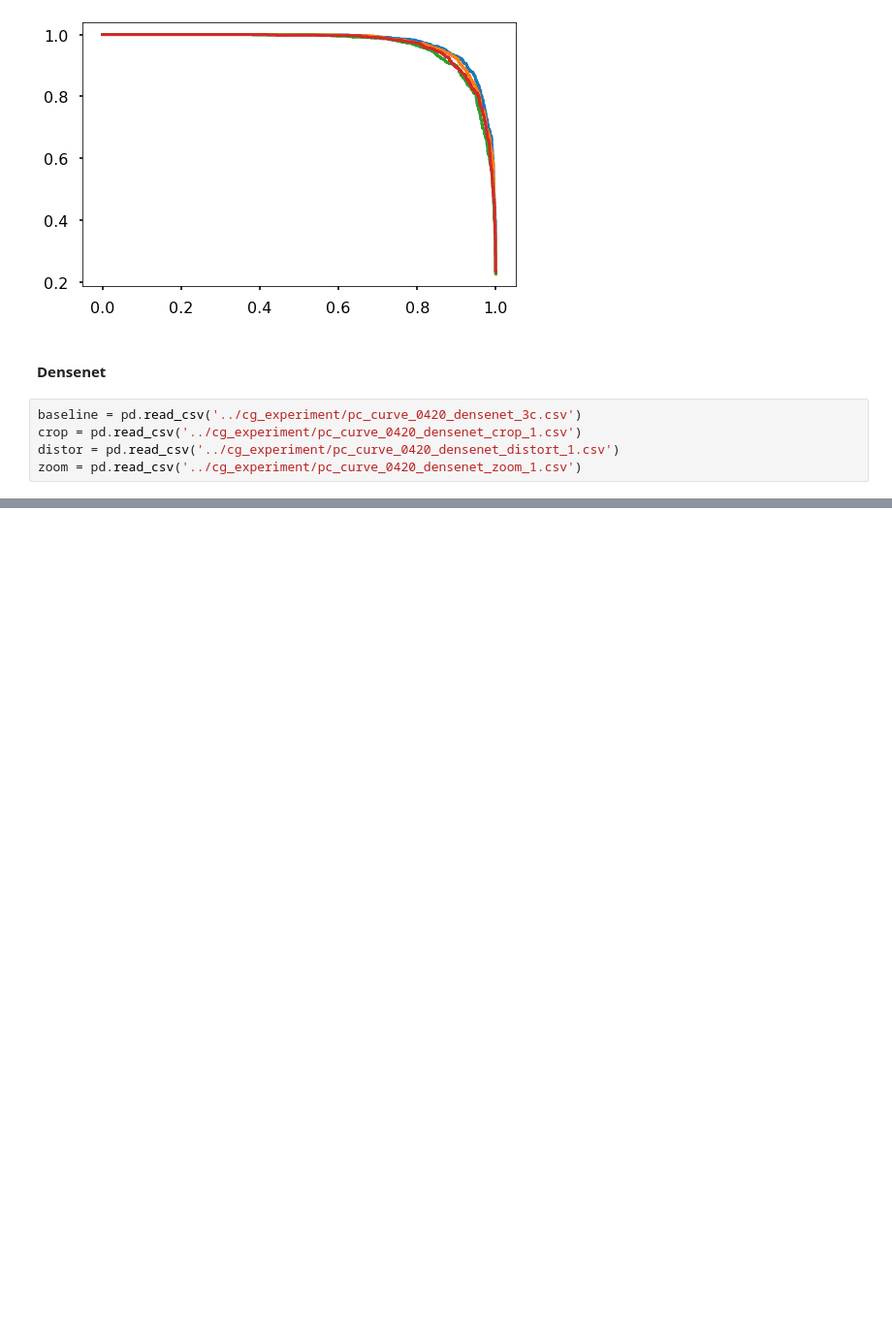
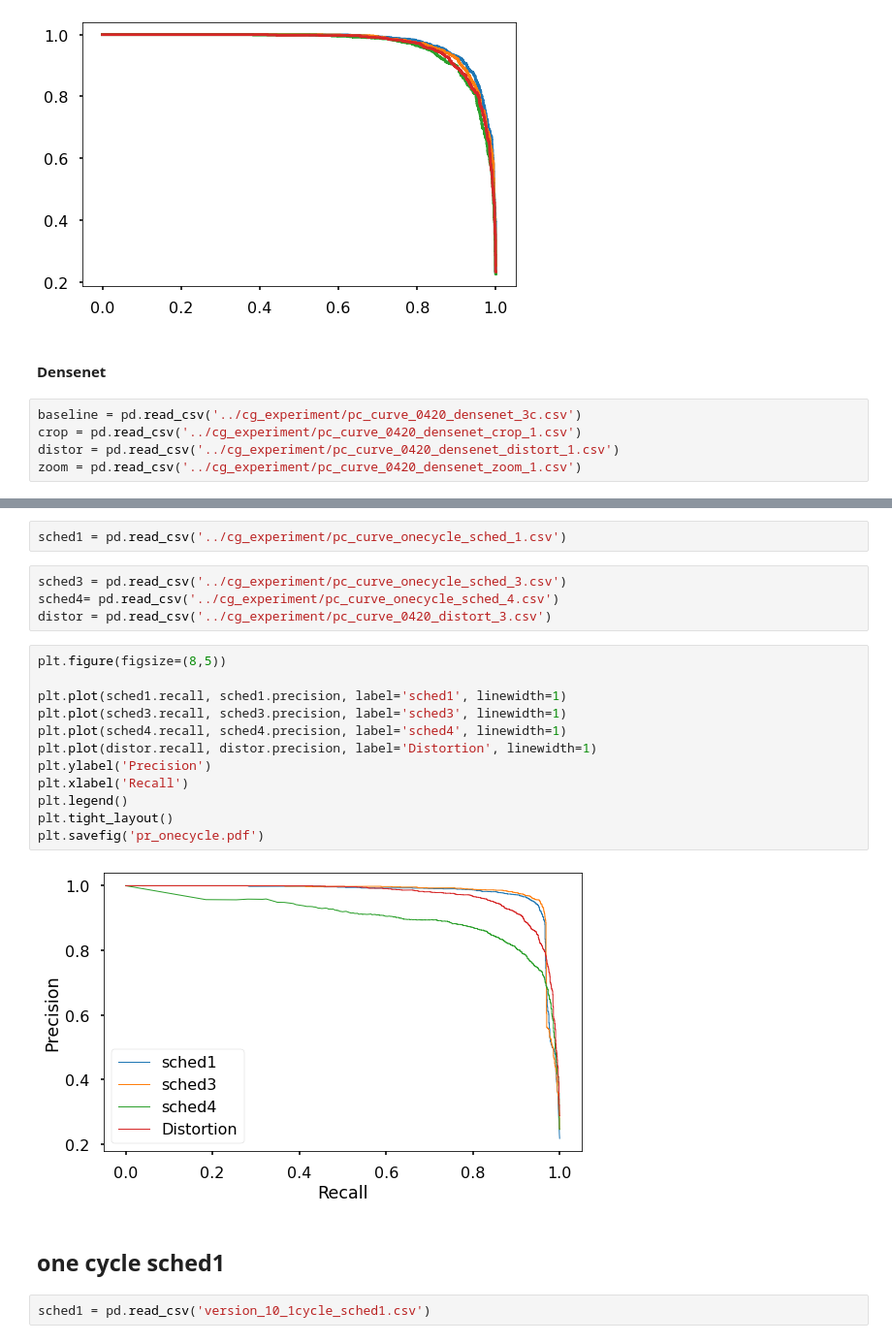
Before and after one commit to lilsummer/CS598_DL, a Jupyter notebook: notebook/plot_figures.ipynb, the cells around one changed output, grey strips where cells are left out. Shown at 97% size. Drawn from its saved outputs; the diff is of its cells as text; blank space fills up the shorter version.

```diff
--- a/notebook/plot_figures.ipynb
+++ b/notebook/plot_figures.ipynb
@@ -127,0 +216,24 @@ Text(0.5, 0, 'Recall')
+# %%
+sched1 = pd.read_csv('../cg_experiment/pc_curve_onecycle_sched_1.csv')
+# %%
+sched3 = pd.read_csv('../cg_experiment/pc_curve_onecycle_sched_3.csv')
+sched4= pd.read_csv('../cg_experiment/pc_curve_onecycle_sched_4.csv')
+distor = pd.read_csv('../cg_experiment/pc_curve_0420_distort_3.csv')
+# %%
+plt.figure(figsize=(8,5))
+
+plt.plot(sched1.recall, sched1.precision, label='sched1', linewidth=1)
+plt.plot(sched3.recall, sched3.precision, label='sched3', linewidth=1)
+plt.plot(sched4.recall, sched4.precision, label='sched4', linewidth=1)
+plt.plot(distor.recall, distor.precision, label='Distortion', linewidth=1)
+plt.ylabel('Precision')
+plt.xlabel('Recall')
+plt.legend()
+plt.tight_layout()
+plt.savefig('pr_onecycle.pdf')
+# %% [output]
+[figure, added]
+# %% [markdown]
+## one cycle sched1
+# %%
+sched1 = pd.read_csv('version_10_1cycle_sched1.csv')
```
Also changed, not shown: parts of 13 cells of this notebook, 4 other files.
